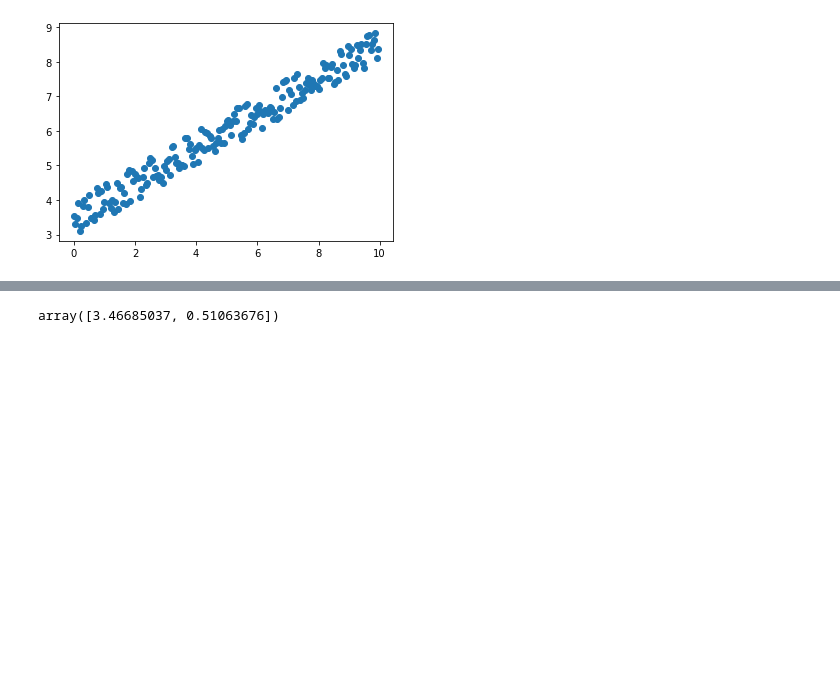
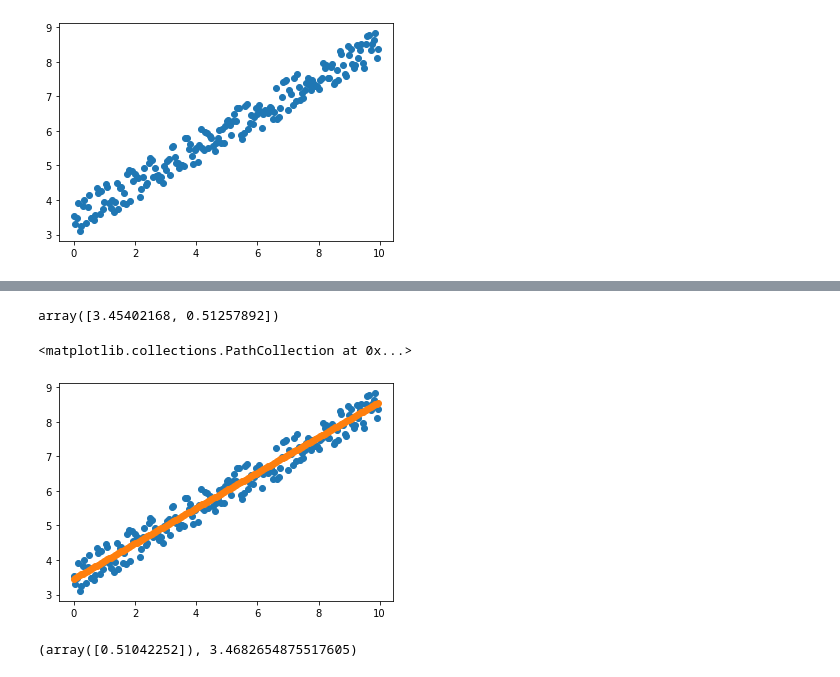
Before and after one commit to xionglongxiang/machine-learning, a Jupyter notebook: LinearRegression/LinearRegressionForblog.ipynb, the cells around one changed output, grey strips where cells are left out. Drawn from its saved outputs; the diff is of its cells as text; code cells hidden in the pictures; blank space fills up the shorter version.

```diff
--- a/LinearRegression/LinearRegressionForblog.ipynb
+++ b/LinearRegression/LinearRegressionForblog.ipynb
@@ -21,7 +17,7 @@ from sklearn.model_selection import train_test_split
 X_train,X_test, y_train, y_test = train_test_split(X,y,test_size=0.3, random_state=0)
 # %%
 class LinearRegression:
-    def __init__(self, eta=0.02, n_iters = 1e4, epsilon = 1e-8):
+    def __init__(self, eta=0.02, n_iters = 1e4, epsilon = 1e-3):
 
         self._theta = None
         self._eta = eta
@@ -50,13 +46,17 @@ class LinearRegression:
                 last_theta = theta
                 theta = theta - eta * gradient
 
-                if (abs(self.Cost(theta, X_b, y) - self.Cost(last_theta, X_b, y)) < epsilon):
+                diff = abs(self.Cost(theta, X_b, y) - self.Cost(last_theta, X_b, y))
+                if (diff > 1e100):
+                    print('eta is too large!')
+                    break
+                if (diff  < epsilon):
                     break
                 i_iter += 1
 
             self._theta = theta
-        except Exception:
-            print("theta overflow")
+        except:
+            self._theta = float('inf')
         return self
 
     def fit(self, X_train, y_train):
@@ -76,10 +76,36 @@ class LinearRegression:
         X_b = np.hstack([np.ones((len(X_test), 1)), X_test])
         return np.dot(X_b, self._theta)
 # %%
-linear_regression = LinearRegression()
+linear_regression = LinearRegression(
+    epsilon = 1e-6,
+    eta = 0.02
+)
 
 linear_regression.fit(X_train, y_train)
-linear_regression.predict(X_test)
-linear_regression._theta
+y_predict = linear_regression.predict(X_test)
+params = linear_regression._theta
+params
 # %% [output]
-array([3.46685037, 0.51063676])
+array([3.45402168, 0.51257892])
+# %%
+plt.scatter(X.reshape(1, -1), y)
+
+theta = params[1]
+b = params[0]
+
+X = np.arange(0,10,0.05).reshape(-1, 1)
+y_predict = theta * X + b
+
+plt.scatter(X, y_predict)
+# %% [output]
+<matplotlib.collections.PathCollection at 0x...>
+[figure, added]
+# %%
+from sklearn.linear_model import LinearRegression
+linear_regression = LinearRegression()
+
+linear_regression.fit(X_train, y_train)
+y_predict = linear_regression.predict(X_test)
+linear_regression.coef_, linear_regression.intercept_
+# %% [output]
+(array([0.51042252]), 3.4682654875517605)
```
Also changed, not shown: parts of 2 cells of this notebook.
